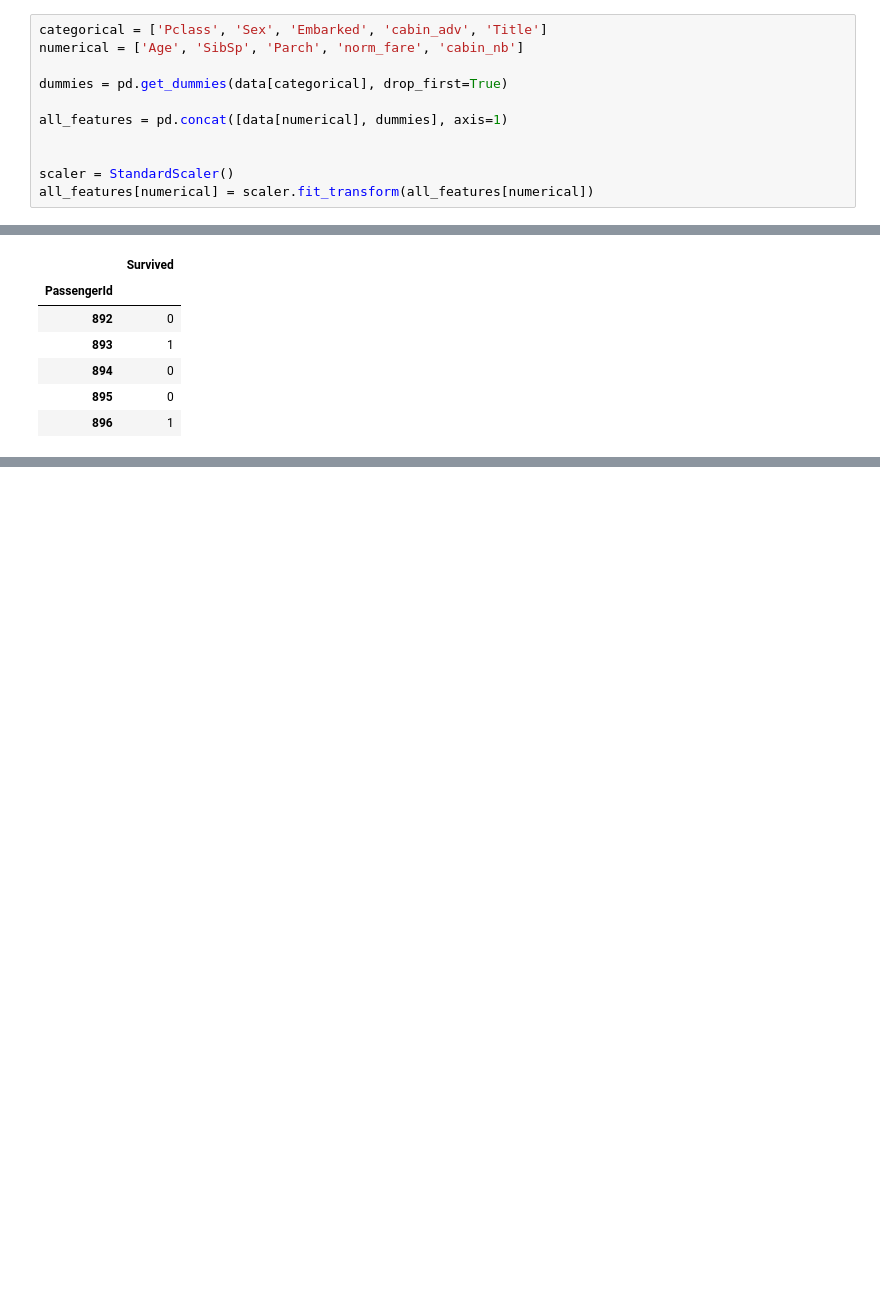
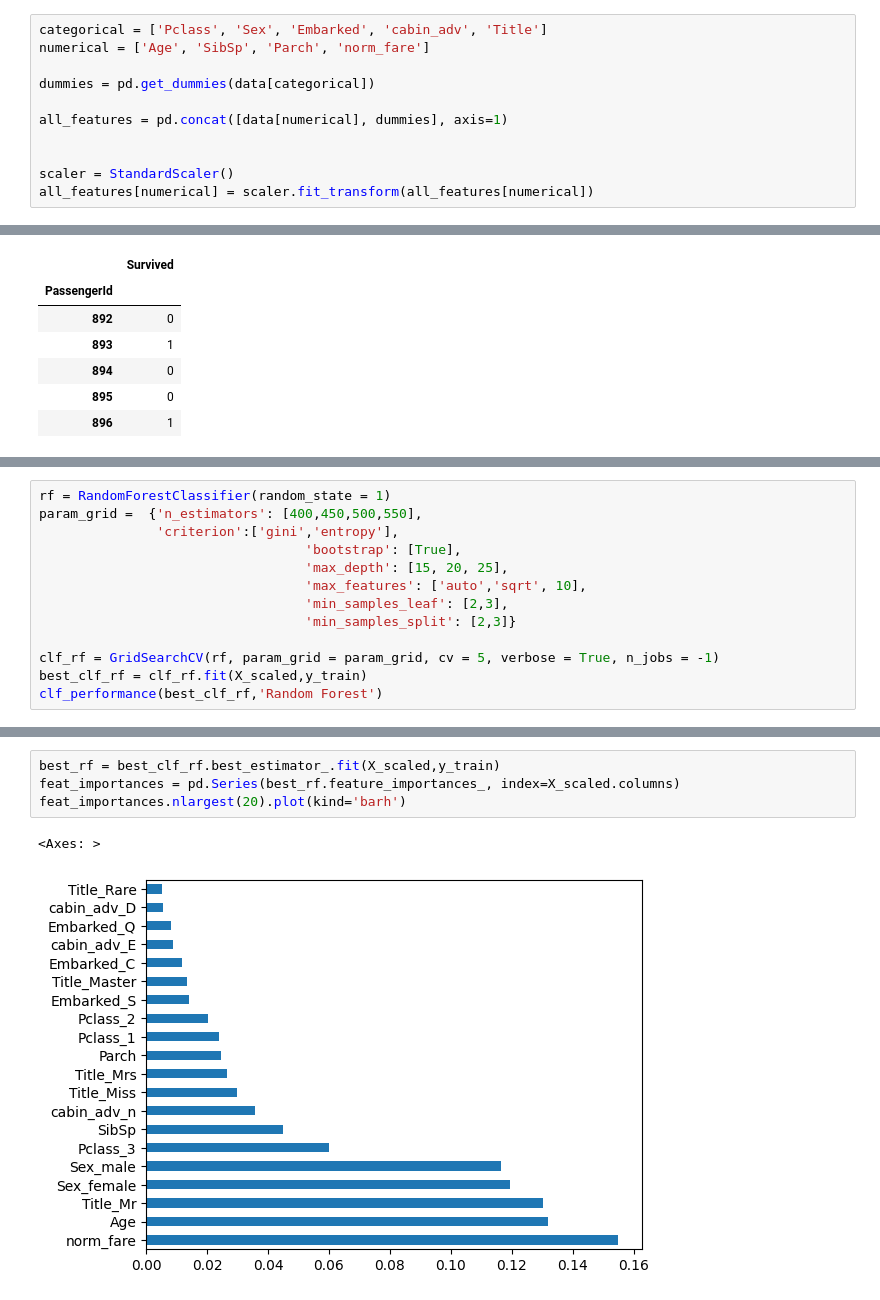
Before and after one commit to leclercrafael/kaggle_titanic, a Jupyter notebook: main.ipynb, the cells around one changed output, grey strips where cells are left out. Saved outputs shown, nothing was run; the diff lists cells and outputs as text; blank space fills up the shorter version.

```diff
--- a/main.ipynb
+++ b/main.ipynb
@@ -293,9 +290,9 @@ dtype('O')
 We are now going to encode/scale our data according if they are categorical or numerical !
 # %%
 categorical = ['Pclass', 'Sex', 'Embarked', 'cabin_adv', 'Title']
-numerical = ['Age', 'SibSp', 'Parch', 'norm_fare', 'cabin_nb']
+numerical = ['Age', 'SibSp', 'Parch', 'norm_fare']
 
-dummies = pd.get_dummies(data[categorical], drop_first=True)
+dummies = pd.get_dummies(data[categorical])
 
 all_features = pd.concat([data[numerical], dummies], axis=1)
 
@@ -452,0 +509,13 @@ Fitting 10 folds for each of 243 candidates, totalling 2430 fits
+# %%
+rf = RandomForestClassifier(random_state = 1)
+param_grid =  {'n_estimators': [400,450,500,550],
+               'criterion':['gini','entropy'],
+                                  'bootstrap': [True],
+                                  'max_depth': [15, 20, 25],
+                                  'max_features': ['auto','sqrt', 10],
+                                  'min_samples_leaf': [2,3],
+                                  'min_samples_split': [2,3]}
+
+clf_rf = GridSearchCV(rf, param_grid = param_grid, cv = 5, verbose = True, n_jobs = -1)
+best_clf_rf = clf_rf.fit(X_scaled,y_train)
+clf_performance(best_clf_rf,'Random Forest')
@@ -452,0 +544,7 @@ Fitting 10 folds for each of 243 candidates, totalling 2430 fits
+# %%
+best_rf = best_clf_rf.best_estimator_.fit(X_scaled,y_train)
+feat_importances = pd.Series(best_rf.feature_importances_, index=X_scaled.columns)
+feat_importances.nlargest(20).plot(kind='barh')
+# %% [output]
+<Axes: >
+[figure, added]
```
Also changed, not shown: parts of 23 cells of this notebook.
